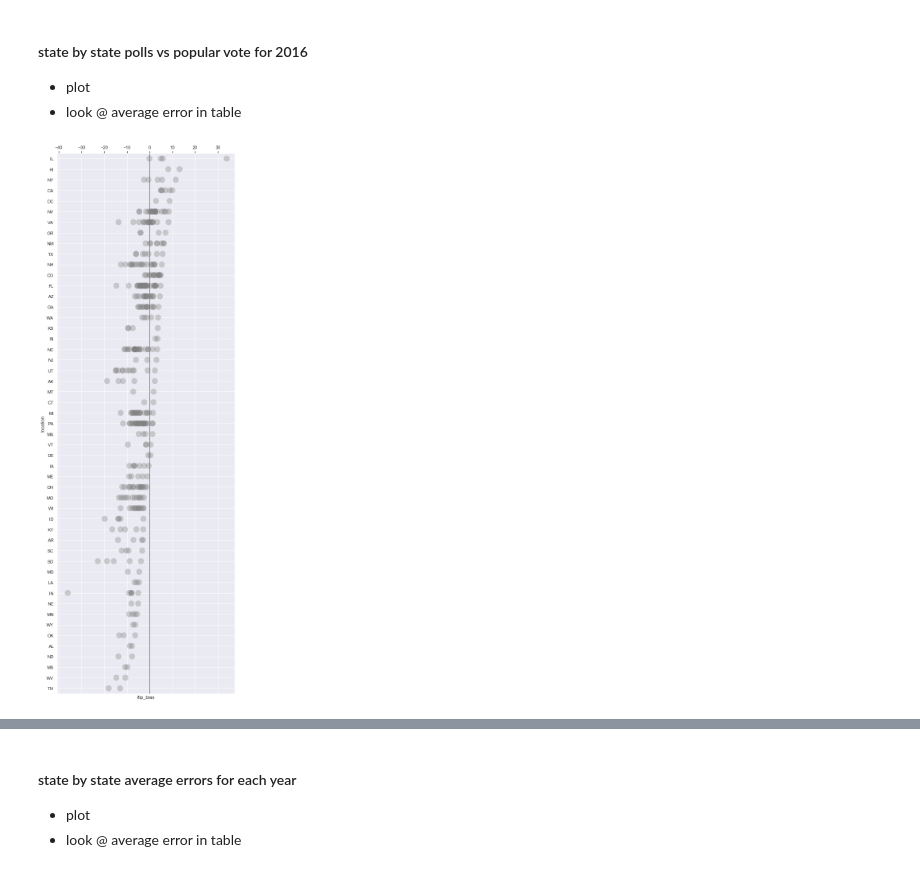
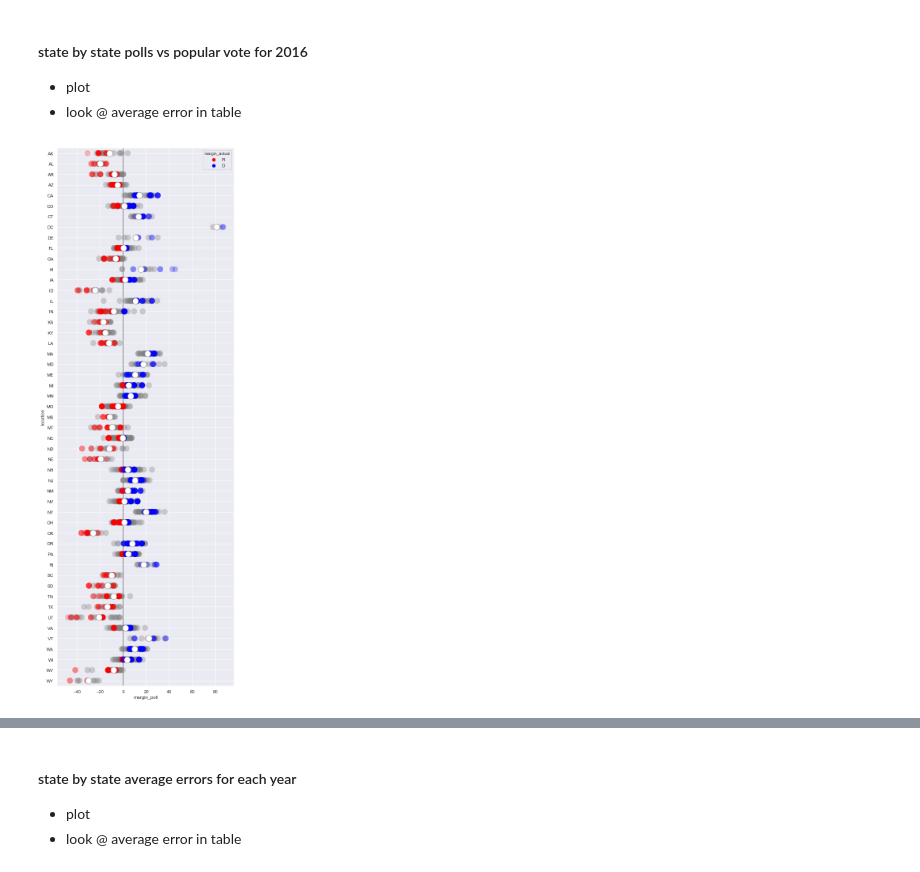
Before and after one commit to dmil/wrangler-polls, a Jupyter notebook: polling-analysis.ipynb, the cells around one changed output, grey strips where cells are left out. Saved outputs shown, nothing was run; the diff lists cells and outputs as text; code cells hidden in the pictures.

```diff
--- a/polling-analysis.ipynb
+++ b/polling-analysis.ipynb
@@ -141,14 +125,7 @@ pres_polls_national[['year', 'bias']].groupby('year').mean()
 
 - plot
 - look @ average error in table
-# %%
-fig, ax = plt.subplots(figsize=(8,25))
-sns.stripplot(data=pres_polls_by_state[pres_polls_by_state.year == 2016].sort_values(by='flip_bias', ascending=False),
-                   x='flip_bias', y='location', orient='h', size=15,
-                   jitter=False, alpha=.35, color='grey', ax=ax,)
-plt.axvline(x=0, color='black', linewidth=0.8)
-ax.xaxis.grid(True)
-ax.yaxis.grid(True)
-ax.xaxis.tick_top()
-# %% [output]
-[figure, removed]
+# %%
+dotplot(pres_polls_by_state, y='location', figsize=(8,25))
+# %% [output]
+[figure, added]
```
Also changed, not shown: parts of 15 cells of this notebook.
